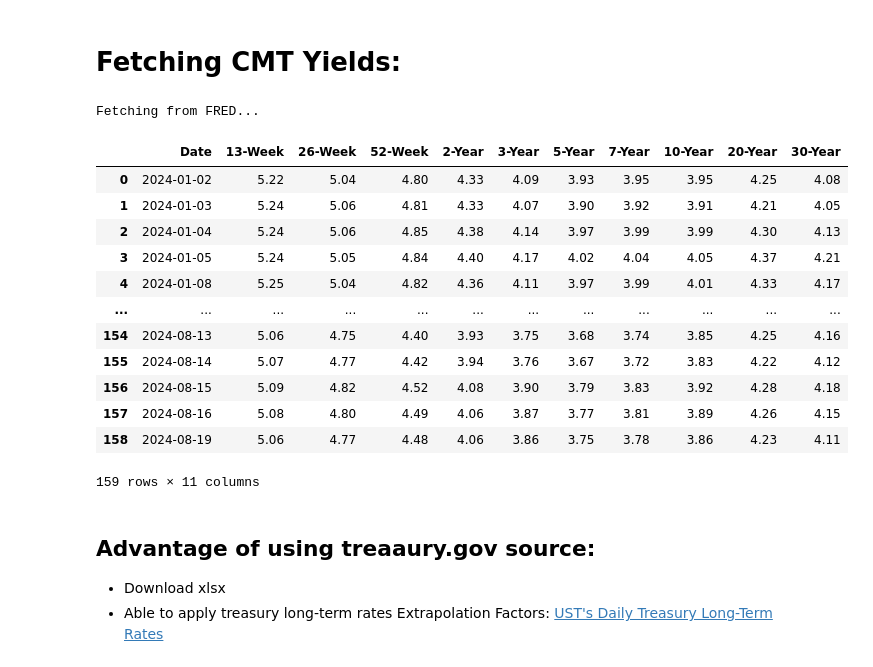
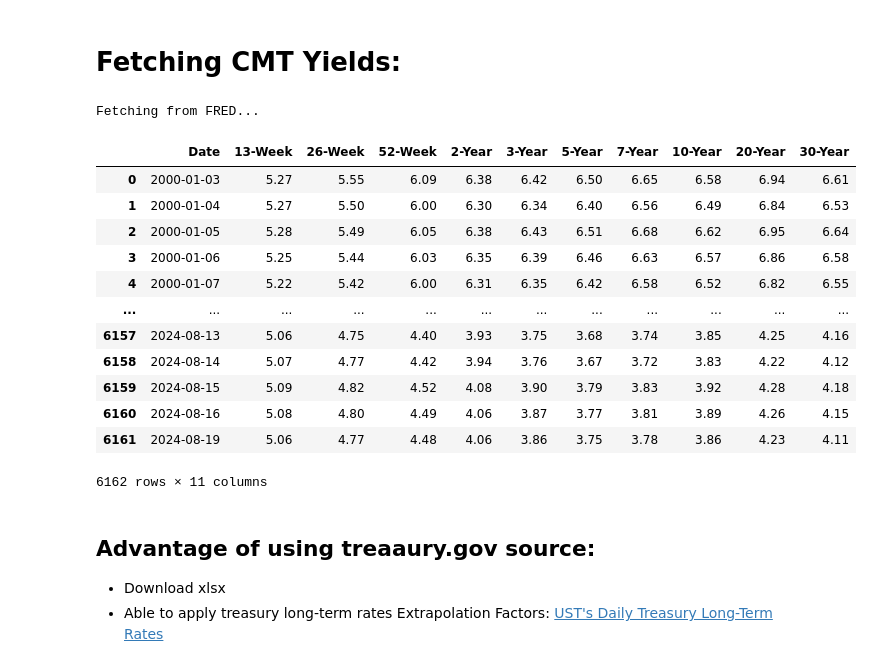
Before and after one commit to cleeclee123/Curvy-CUSIPs, a Jupyter notebook: examples/fetching_data.ipynb, the cells around one changed output. Cells and saved outputs as stored; diff of their text form; code cells hidden in the pictures.

```diff
--- a/examples/fetching_data.ipynb
+++ b/examples/fetching_data.ipynb
@@ -27,4 +24,4 @@ The autoreload extension is already loaded. To reload it, use:
 - CMT Yields from FRED (Fed) or Treasury - Both sources likely pull from the same/use same par curve build (Treasury's monotone convex interpolation performed on forward rates from bids around 3:30 PM EST by FRBNY)
 - Pull All Active CUSIPs given date
 # %%
-cusip_curve_builder = CUSIP_Curve(use_ust_issue_date=True, no_logs_plz=True, fred_api_key=config["FRED_API_KEY"])
+cusip_curve_builder = CurveDataFetcher(use_ust_issue_date=True, fred_api_key=config["FRED_API_KEY"])
@@ -100,26 +121,26 @@ ct_yields_df
 # %% [markdown]
 # Fetching CMT Yields:
 # %%
-cmt_yields_fred_df = cusip_curve_builder.get_historical_cmt_yields(
-    start_date=datetime(2024, 1, 1),
+cmt_yields_fred_df = cusip_curve_builder.fred_data_fetcher.get_historical_cmt_yields(
+    start_date=datetime(2000, 1, 1),
     end_date=datetime(2024, 8, 19),
 )
 cmt_yields_fred_df
 # %% [output]
 Fetching from FRED...
 |  | Date | 13-Week | 26-Week | 52-Week | 2-Year | 3-Year | 5-Year | 7-Year | 10-Year | 20-Year | 30-Year |
-| 0 | 2024-01-02 | 5.22 | 5.04 | 4.80 | 4.33 | 4.09 | 3.93 | 3.95 | 3.95 | 4.25 | 4.08 |
-| 1 | 2024-01-03 | 5.24 | 5.06 | 4.81 | 4.33 | 4.07 | 3.90 | 3.92 | 3.91 | 4.21 | 4.05 |
-| 2 | 2024-01-04 | 5.24 | 5.06 | 4.85 | 4.38 | 4.14 | 3.97 | 3.99 | 3.99 | 4.30 | 4.13 |
-| 3 | 2024-01-05 | 5.24 | 5.05 | 4.84 | 4.40 | 4.17 | 4.02 | 4.04 | 4.05 | 4.37 | 4.21 |
-| 4 | 2024-01-08 | 5.25 | 5.04 | 4.82 | 4.36 | 4.11 | 3.97 | 3.99 | 4.01 | 4.33 | 4.17 |
+| 0 | 2000-01-03 | 5.27 | 5.55 | 6.09 | 6.38 | 6.42 | 6.50 | 6.65 | 6.58 | 6.94 | 6.61 |
+| 1 | 2000-01-04 | 5.27 | 5.50 | 6.00 | 6.30 | 6.34 | 6.40 | 6.56 | 6.49 | 6.84 | 6.53 |
+| 2 | 2000-01-05 | 5.28 | 5.49 | 6.05 | 6.38 | 6.43 | 6.51 | 6.68 | 6.62 | 6.95 | 6.64 |
+| 3 | 2000-01-06 | 5.25 | 5.44 | 6.03 | 6.35 | 6.39 | 6.46 | 6.63 | 6.57 | 6.86 | 6.58 |
+| 4 | 2000-01-07 | 5.22 | 5.42 | 6.00 | 6.31 | 6.35 | 6.42 | 6.58 | 6.52 | 6.82 | 6.55 |
 | ... | ... | ... | ... | ... | ... | ... | ... | ... | ... | ... | ... |
-| 154 | 2024-08-13 | 5.06 | 4.75 | 4.40 | 3.93 | 3.75 | 3.68 | 3.74 | 3.85 | 4.25 | 4.16 |
-| 155 | 2024-08-14 | 5.07 | 4.77 | 4.42 | 3.94 | 3.76 | 3.67 | 3.72 | 3.83 | 4.22 | 4.12 |
-| 156 | 2024-08-15 | 5.09 | 4.82 | 4.52 | 4.08 | 3.90 | 3.79 | 3.83 | 3.92 | 4.28 | 4.18 |
-| 157 | 2024-08-16 | 5.08 | 4.80 | 4.49 | 4.06 | 3.87 | 3.77 | 3.81 | 3.89 | 4.26 | 4.15 |
-| 158 | 2024-08-19 | 5.06 | 4.77 | 4.48 | 4.06 | 3.86 | 3.75 | 3.78 | 3.86 | 4.23 | 4.11 |
+| 6157 | 2024-08-13 | 5.06 | 4.75 | 4.40 | 3.93 | 3.75 | 3.68 | 3.74 | 3.85 | 4.25 | 4.16 |
+| 6158 | 2024-08-14 | 5.07 | 4.77 | 4.42 | 3.94 | 3.76 | 3.67 | 3.72 | 3.83 | 4.22 | 4.12 |
+| 6159 | 2024-08-15 | 5.09 | 4.82 | 4.52 | 4.08 | 3.90 | 3.79 | 3.83 | 3.92 | 4.28 | 4.18 |
+| 6160 | 2024-08-16 | 5.08 | 4.80 | 4.49 | 4.06 | 3.87 | 3.77 | 3.81 | 3.89 | 4.26 | 4.15 |
+| 6161 | 2024-08-19 | 5.06 | 4.77 | 4.48 | 4.06 | 3.86 | 3.75 | 3.78 | 3.86 | 4.23 | 4.11 |
-159 rows × 11 columns
+6162 rows × 11 columns
 # %% [markdown]
 ## Advantage of using treaaury.gov source:
 - Download xlsx
```
Also changed, not shown: parts of 11 cells of this notebook, 6 other files.
